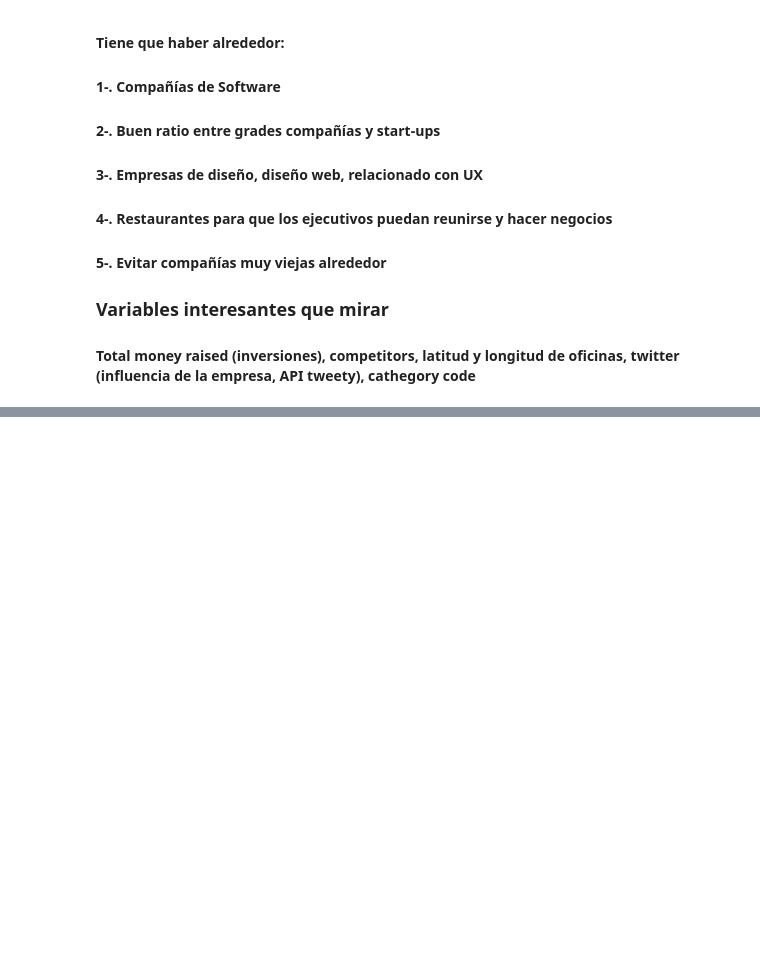
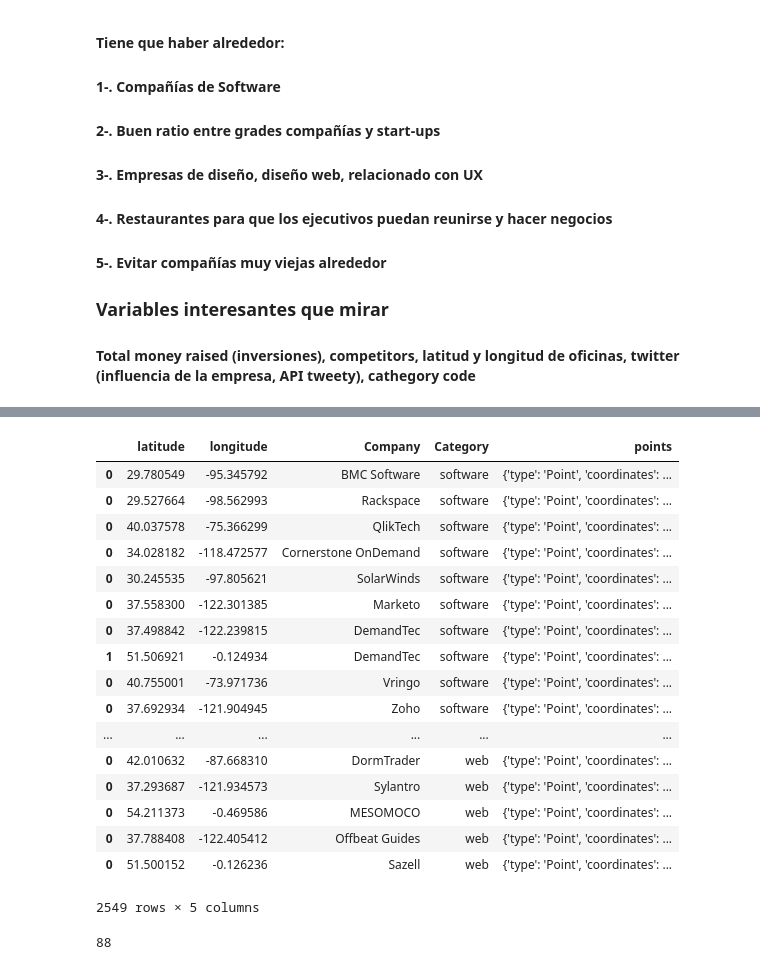
Before and after one commit to LiviaCanet/datamad0119, a Jupyter notebook: module-2/tableau-project/your-code/tableau_project.ipynb, the cells around one changed output, grey strips where cells are left out. Drawn from its saved outputs; the diff is of its cells as text; code cells hidden in the pictures; blank space fills up the shorter version.

```diff
--- a/module-2/tableau-project/your-code/tableau_project.ipynb
+++ b/module-2/tableau-project/your-code/tableau_project.ipynb
@@ -284,0 +67,4 @@ TypeError: string indices must be integers
+# %%
+cos = pd.concat([software, mobile, gamesvideo, web])
+cos.columns = ['Company', 'Address', 'Category']
+print(len(cos))
@@ -284,0 +141,5 @@ TypeError: string indices must be integers
+# %%
+wa = pd.concat(l)
+wa['Company'] = names
+wa['Category'] = categories
+#wa
@@ -284,0 +176,21 @@ TypeError: string indices must be integers
+# %%
+wa
+# %% [output]
+|  | latitude | longitude | Company | Category | points |
+| 0 | 29.780549 | -95.345792 | BMC Software | software | {'type': 'Point', 'coordinates': ... |
+| 0 | 29.527664 | -98.562993 | Rackspace | software | {'type': 'Point', 'coordinates': ... |
+| 0 | 40.037578 | -75.366299 | QlikTech | software | {'type': 'Point', 'coordinates': ... |
+| 0 | 34.028182 | -118.472577 | Cornerstone OnDemand | software | {'type': 'Point', 'coordinates': ... |
+| 0 | 30.245535 | -97.805621 | SolarWinds | software | {'type': 'Point', 'coordinates': ... |
+| 0 | 37.558300 | -122.301385 | Marketo | software | {'type': 'Point', 'coordinates': ... |
+| 0 | 37.498842 | -122.239815 | DemandTec | software | {'type': 'Point', 'coordinates': ... |
+| 1 | 51.506921 | -0.124934 | DemandTec | software | {'type': 'Point', 'coordinates': ... |
+| 0 | 40.755001 | -73.971736 | Vringo | software | {'type': 'Point', 'coordinates': ... |
+| 0 | 37.692934 | -121.904945 | Zoho | software | {'type': 'Point', 'coordinates': ... |
+| ... | ... | ... | ... | ... | ... |
+| 0 | 42.010632 | -87.668310 | DormTrader | web | {'type': 'Point', 'coordinates': ... |
+| 0 | 37.293687 | -121.934573 | Sylantro | web | {'type': 'Point', 'coordinates': ... |
+| 0 | 54.211373 | -0.469586 | MESOMOCO | web | {'type': 'Point', 'coordinates': ... |
+| 0 | 37.788408 | -122.405412 | Offbeat Guides | web | {'type': 'Point', 'coordinates': ... |
+| 0 | 51.500152 | -0.126236 | Sazell | web | {'type': 'Point', 'coordinates': ... |
+2549 rows × 5 columns
@@ -284,0 +224,6 @@ TypeError: string indices must be integers
+# %%
+# El máximo nos dice la empresa que más empresas tiene cerca, hay una empresa que tiene 88 empresas que nos interesan cerca
+
+max(near_count)
+# %% [output]
+88
```
Also changed, not shown: parts of 37 cells of this notebook, 1 other file.
